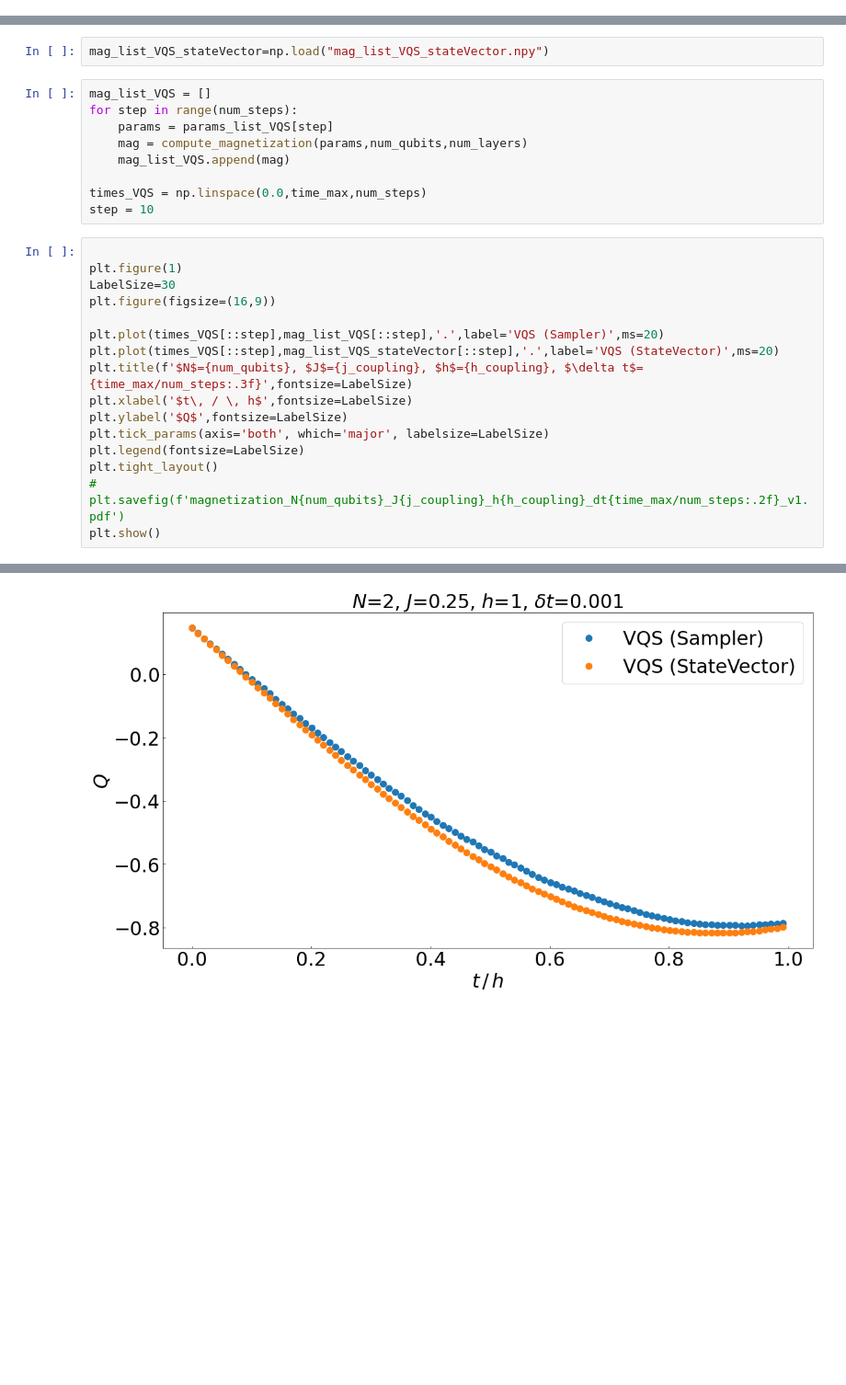
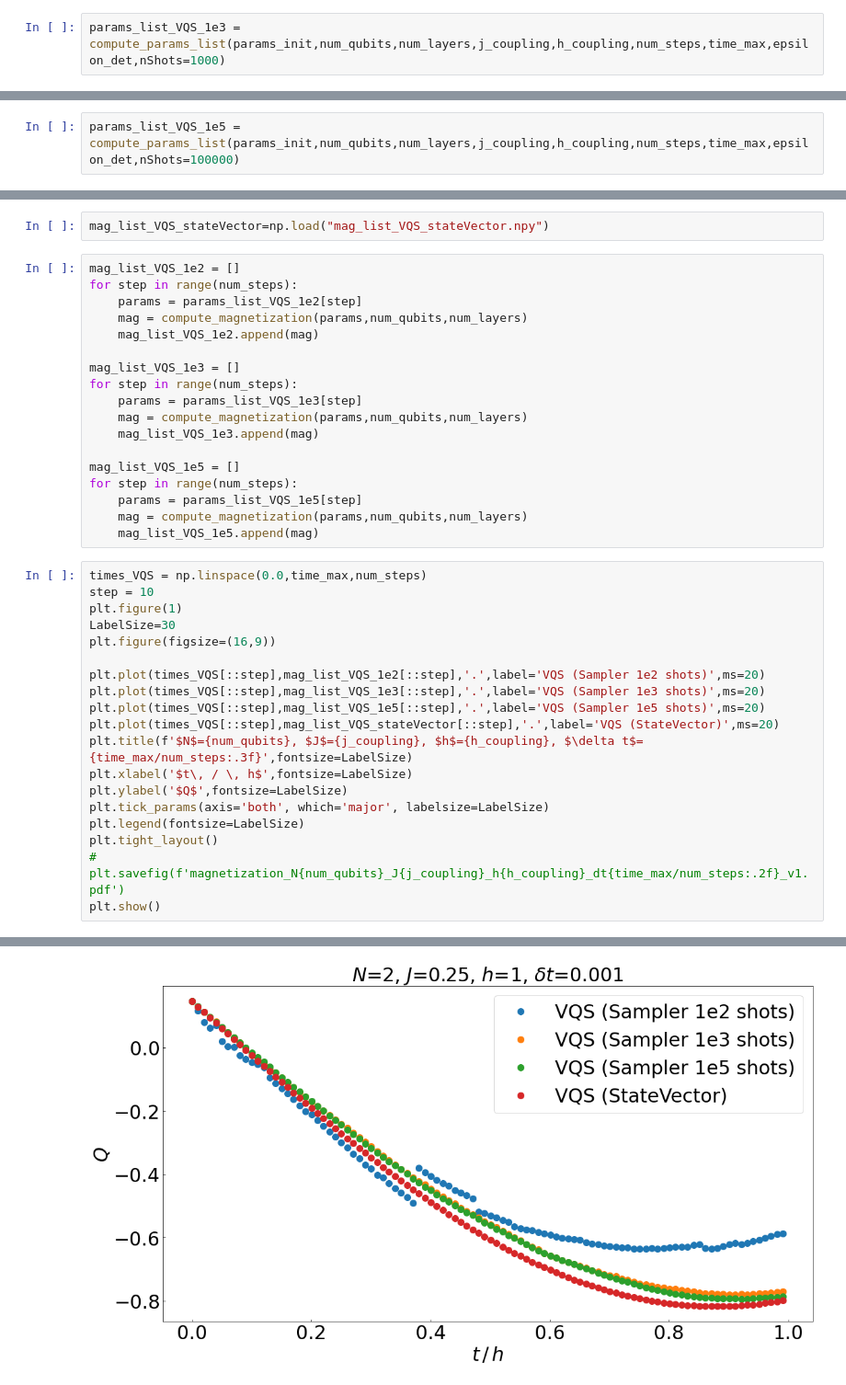
Before and after one commit to Zhelun-Li/VQS, a Jupyter notebook: VQS_hardware.ipynb, the cells around one changed output, grey strips where cells are left out. Shown at 92% size. Cells and saved outputs as stored; diff of their text form; blank space fills up the shorter version.

Commit message:
varying nShots

```diff
--- a/VQS_hardware.ipynb
+++ b/VQS_hardware.ipynb
@@ -563,3 +563,5 @@ step 960: DONE
 step 970: DONE
 step 980: DONE
 step 990: DONE
+# %%
+params_list_VQS_1e3 = compute_params_list(params_init,num_qubits,num_layers,j_coupling,h_coupling,num_steps,time_max,epsilon_det,nShots=1000)
@@ -565,0 +586,2 @@ step 990: DONE
+# %%
+params_list_VQS_1e5 = compute_params_list(params_init,num_qubits,num_layers,j_coupling,h_coupling,num_steps,time_max,epsilon_det,nShots=100000)
@@ -566,30 +606,42 @@ step 990: DONE
 # %%
 mag_list_VQS_stateVector=np.load("mag_list_VQS_stateVector.npy")
-# %%
-mag_list_VQS = []
-for step in range(num_steps):
-    params = params_list_VQS[step]
-    mag = compute_magnetization(params,num_qubits,num_layers)
-    mag_list_VQS.append(mag)
-
-times_VQS = np.linspace(0.0,time_max,num_steps)
-step = 10
+# %%
+mag_list_VQS_1e2 = []
+for step in range(num_steps):
+    params = params_list_VQS_1e2[step]
+    mag = compute_magnetization(params,num_qubits,num_layers)
+    mag_list_VQS_1e2.append(mag)
+
+mag_list_VQS_1e3 = []
+for step in range(num_steps):
+    params = params_list_VQS_1e3[step]
+    mag = compute_magnetization(params,num_qubits,num_layers)
+    mag_list_VQS_1e3.append(mag)
+
+mag_list_VQS_1e5 = []
+for step in range(num_steps):
+    params = params_list_VQS_1e5[step]
+    mag = compute_magnetization(params,num_qubits,num_layers)
+    mag_list_VQS_1e5.append(mag)
 # %%
-
+times_VQS = np.linspace(0.0,time_max,num_steps)
+step = 10
 plt.figure(1)
 LabelSize=30
 plt.figure(figsize=(16,9))
 
-plt.plot(times_VQS[::step],mag_list_VQS[::step],'.',label='VQS (Sampler)',ms=20)
+plt.plot(times_VQS[::step],mag_list_VQS_1e2[::step],'.',label='VQS (Sampler 1e2 shots)',ms=20)
+plt.plot(times_VQS[::step],mag_list_VQS_1e3[::step],'.',label='VQS (Sampler 1e3 shots)',ms=20)
+plt.plot(times_VQS[::step],mag_list_VQS_1e5[::step],'.',label='VQS (Sampler 1e5 shots)',ms=20)
 plt.plot(times_VQS[::step],mag_list_VQS_stateVector[::step],'.',label='VQS (StateVector)',ms=20)
 plt.title(f'$N$={num_qubits}, $J$={j_coupling}, $h$={h_coupling}, $\delta t$={time_max/num_steps:.3f}',fontsize=LabelSize)
 plt.xlabel('$t\, / \, h$',fontsize=LabelSize)
 plt.ylabel('$Q$',fontsize=LabelSize)
 plt.tick_params(axis='both', which='major', labelsize=LabelSize)
 plt.legend(fontsize=LabelSize)
 plt.tight_layout()
 # plt.savefig(f'magnetization_N{num_qubits}_J{j_coupling}_h{h_coupling}_dt{time_max/num_steps:.2f}_v1.pdf')
 plt.show()
 # %% [output]
 <Figure size 432x288 with 0 Axes>
-[figure, old version]
+[figure, new version]
```
Also changed, not shown: parts of 6 cells of this notebook.
